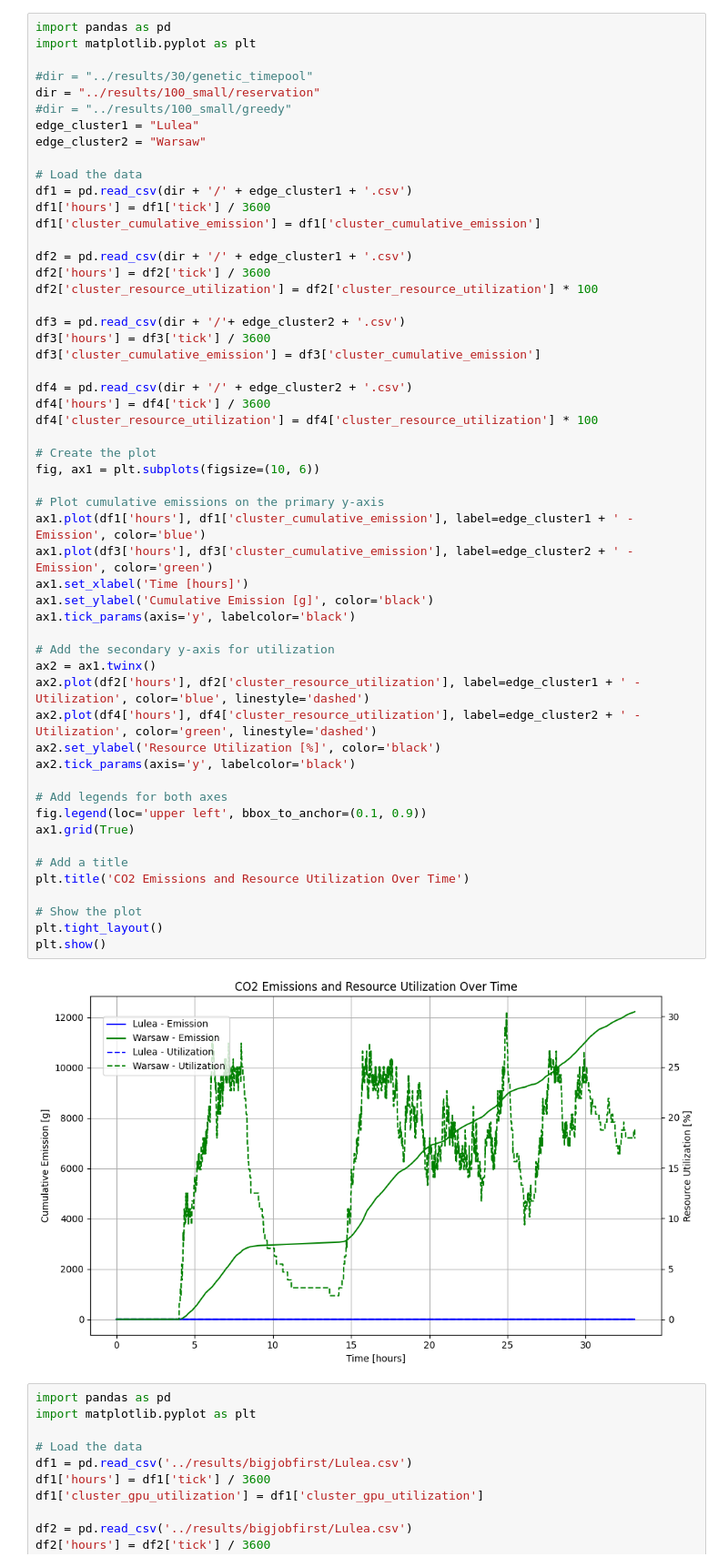
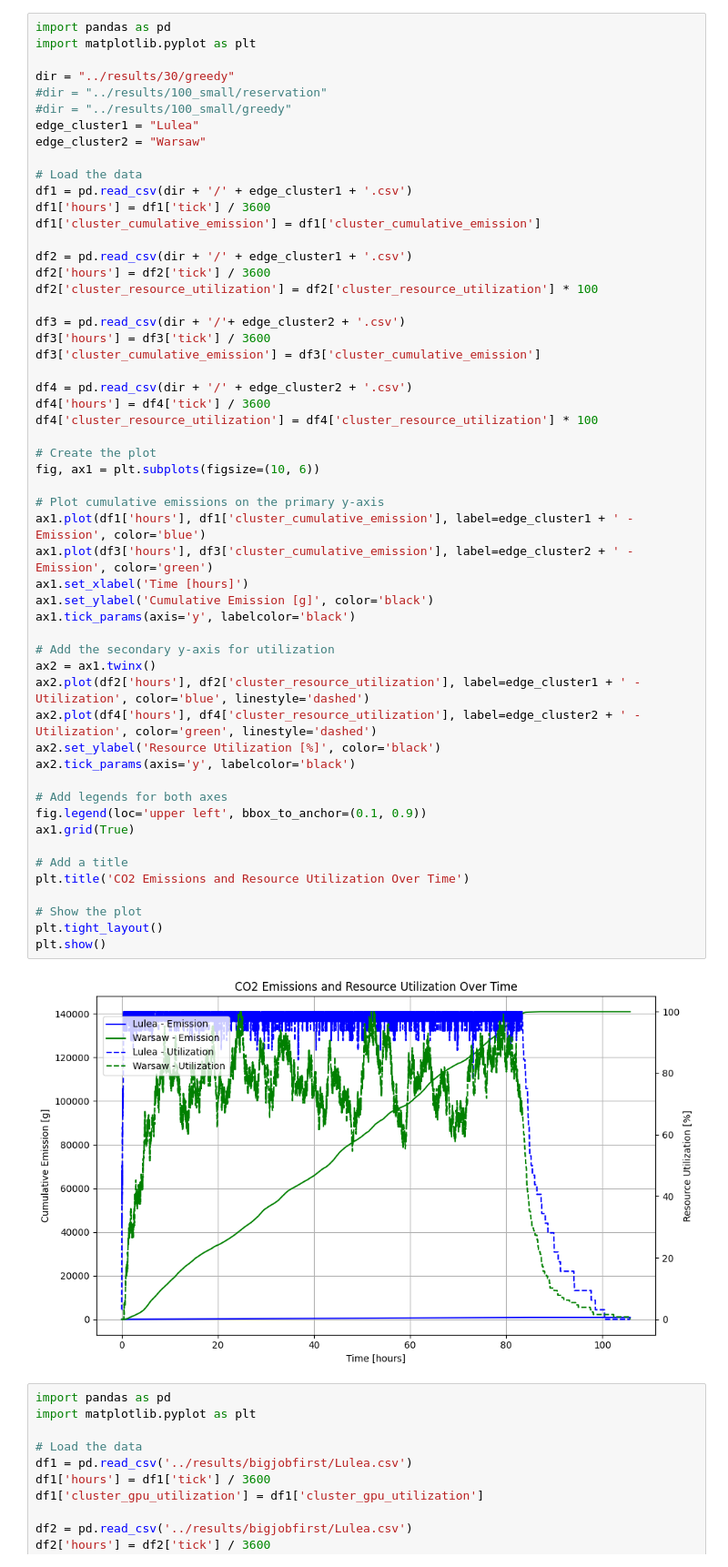
Before and after one commit to johankristianss/carbonsim, a Jupyter notebook: notebooks/EdgeClusterStatsP.ipynb, the cells around one changed output. Shown at 91% size. Drawn from its saved outputs; the diff is of its cells as text.

```diff
--- a/notebooks/EdgeClusterStatsP.ipynb
+++ b/notebooks/EdgeClusterStatsP.ipynb
@@ -2,8 +2,8 @@
 import pandas as pd
 import matplotlib.pyplot as plt
 
-#dir = "../results/30/genetic_timepool"
-dir = "../results/100_small/reservation"
+dir = "../results/30/greedy"
+#dir = "../results/100_small/reservation"
 #dir = "../results/100_small/greedy"
 edge_cluster1 = "Lulea"
 edge_cluster2 = "Warsaw"
@@ -26,34 +26,34 @@ df4['hours'] = df4['tick'] / 3600
 df4['cluster_resource_utilization'] = df4['cluster_resource_utilization'] * 100
 
 # Create the plot
 fig, ax1 = plt.subplots(figsize=(10, 6))
 
 # Plot cumulative emissions on the primary y-axis
 ax1.plot(df1['hours'], df1['cluster_cumulative_emission'], label=edge_cluster1 + ' - Emission', color='blue')
 ax1.plot(df3['hours'], df3['cluster_cumulative_emission'], label=edge_cluster2 + ' - Emission', color='green')
 ax1.set_xlabel('Time [hours]')
 ax1.set_ylabel('Cumulative Emission [g]', color='black')
 ax1.tick_params(axis='y', labelcolor='black')
 
 # Add the secondary y-axis for utilization
 ax2 = ax1.twinx()
 ax2.plot(df2['hours'], df2['cluster_resource_utilization'], label=edge_cluster1 + ' - Utilization', color='blue', linestyle='dashed')
 ax2.plot(df4['hours'], df4['cluster_resource_utilization'], label=edge_cluster2 + ' - Utilization', color='green', linestyle='dashed')
 ax2.set_ylabel('Resource Utilization [%]', color='black')
 ax2.tick_params(axis='y', labelcolor='black')
 
 # Add legends for both axes
 fig.legend(loc='upper left', bbox_to_anchor=(0.1, 0.9))
 ax1.grid(True)
 
 # Add a title
 plt.title('CO2 Emissions and Resource Utilization Over Time')
 
 # Show the plot
 plt.tight_layout()
 plt.show()
 # %% [output]
-[figure, old version]
+[figure, new version]
 # %%
 import pandas as pd
 import matplotlib.pyplot as plt
```
Also changed, not shown: 21 other files.
